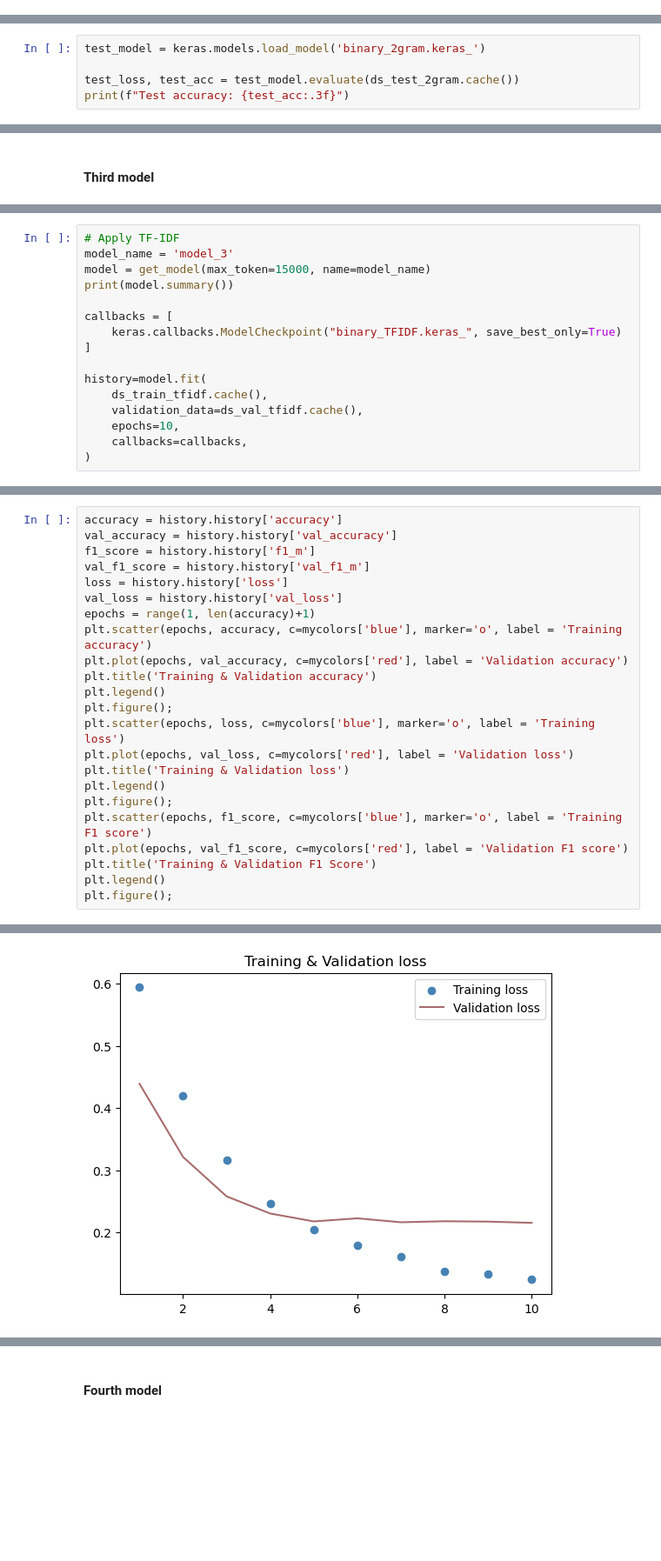
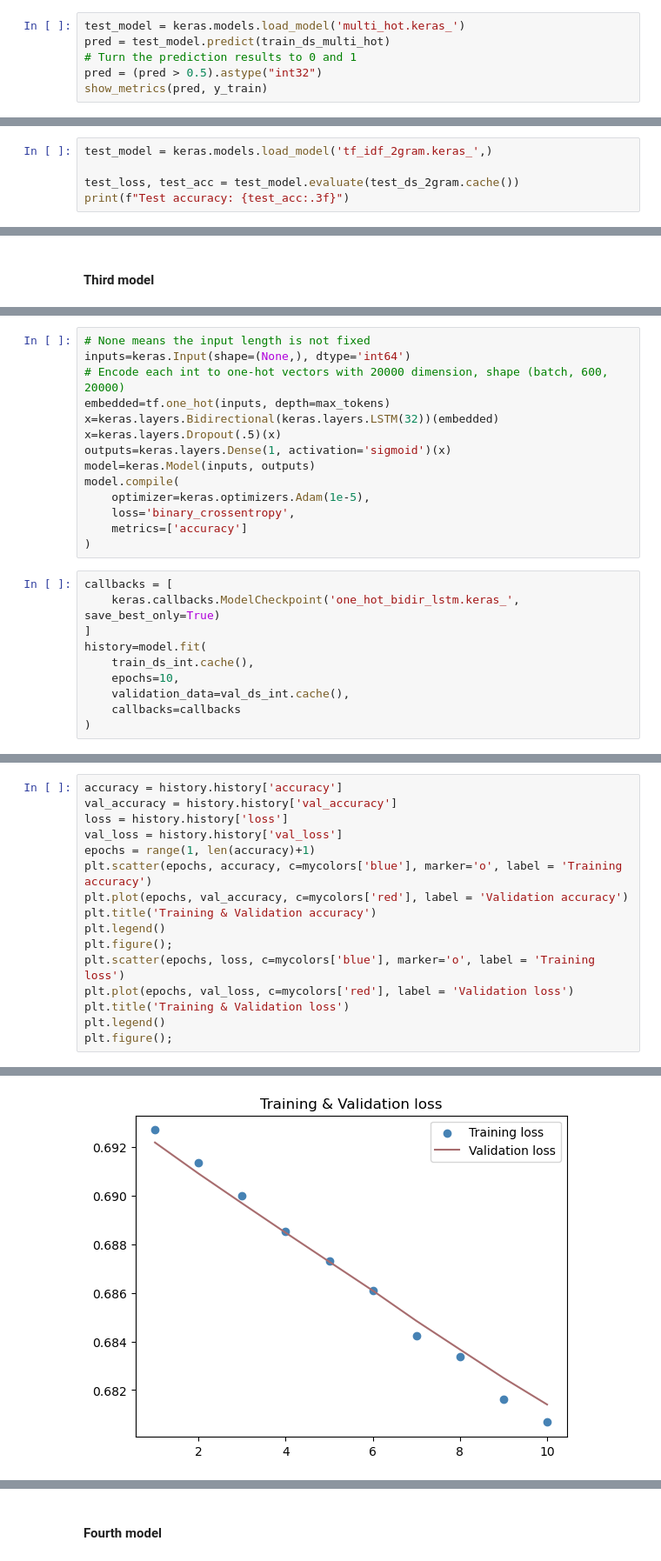
Before and after one commit to IvanLiuTW/code, a Jupyter notebook: rnn_tweet.ipynb, the cells around one changed output, grey strips where cells are left out. Shown at 87% size. Cells and saved outputs as stored; diff of their text form; blank space fills up the shorter version.

```diff
--- a/rnn_tweet.ipynb
+++ b/rnn_tweet.ipynb
@@ -1096,0 +1175,6 @@ Test accuracy: 0.836
+# %%
+test_model = keras.models.load_model('multi_hot.keras_')
+pred = test_model.predict(train_ds_multi_hot)
+# Turn the prediction results to 0 and 1
+pred = (pred > 0.5).astype("int32")
+show_metrics(pred, y_train)
@@ -1161,6 +1279,6 @@ Epoch 10/10
 # %%
-test_model = keras.models.load_model('binary_2gram.keras_')
+test_model = keras.models.load_model('tf_idf_2gram.keras_',)
 
-test_loss, test_acc = test_model.evaluate(ds_test_2gram.cache())
+test_loss, test_acc = test_model.evaluate(test_ds_2gram.cache())
 print(f"Test accuracy: {test_acc:.3f}")
 # %% [output]
@@ -1198,17 +1363,25 @@ plot_confusion_matrix(true, pred, 'Test')
+# %%
+# None means the input length is not fixed
+inputs=keras.Input(shape=(None,), dtype='int64')
+# Encode each int to one-hot vectors with 20000 dimension, shape (batch, 600, 20000)
+embedded=tf.one_hot(inputs, depth=max_tokens)
+x=keras.layers.Bidirectional(keras.layers.LSTM(32))(embedded)
+x=keras.layers.Dropout(.5)(x)
+outputs=keras.layers.Dense(1, activation='sigmoid')(x)
+model=keras.Model(inputs, outputs)
+model.compile(
+    optimizer=keras.optimizers.Adam(1e-5),
+    loss='binary_crossentropy',
+    metrics=['accuracy']
+)
 # %%
-# Apply TF-IDF
-model_name = 'model_3'
-model = get_model(max_token=15000, name=model_name)
-print(model.summary())
-
 callbacks = [
-    keras.callbacks.ModelCheckpoint("binary_TFIDF.keras_", save_best_only=True)
+    keras.callbacks.ModelCheckpoint('one_hot_bidir_lstm.keras_', save_best_only=True)
 ]
-
 history=model.fit(
-    ds_train_tfidf.cache(),
-    validation_data=ds_val_tfidf.cache(),
+    train_ds_int.cache(),
     epochs=10,
-    callbacks=callbacks,
+    validation_data=val_ds_int.cache(),
+    callbacks=callbacks
 )
 # %% [output]
@@ -1253,8 +1411,6 @@ dict_keys(['loss', 'accuracy', 'f1_m', 'precision_m', 'recall_m', 'val_loss', 'v
 # %%
 accuracy = history.history['accuracy']
 val_accuracy = history.history['val_accuracy']
-f1_score = history.history['f1_m']
-val_f1_score = history.history['val_f1_m']
 loss = history.history['loss']
 val_loss = history.history['val_loss']
 epochs = range(1, len(accuracy)+1)
@@ -1268,9 +1424,4 @@ plt.plot(epochs, val_loss, c=mycolors['red'], label = 'Validation loss')
 plt.title('Training & Validation loss')
 plt.legend()
 plt.figure();
-plt.scatter(epochs, f1_score, c=mycolors['blue'], marker='o', label = 'Training F1 score')
-plt.plot(epochs, val_f1_score, c=mycolors['red'], label = 'Validation F1 score')
-plt.title('Training & Validation F1 Score')
-plt.legend()
-plt.figure();
 # %% [output]
@@ -1278 +1429 @@ plt.figure();
-[figure, old version]
+[figure, new version]
```
Also changed, not shown: parts of 78 cells of this notebook.
